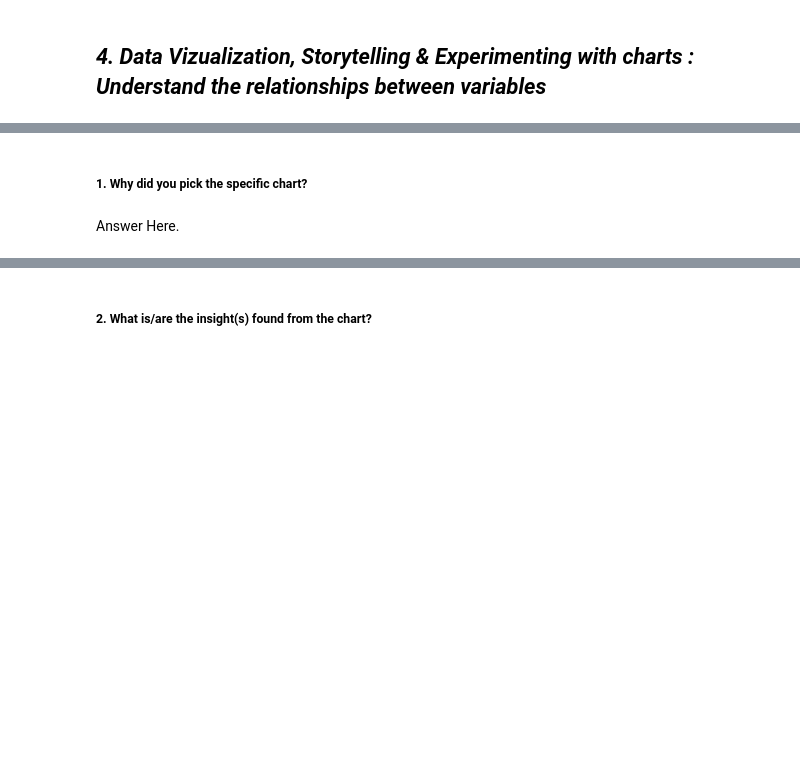
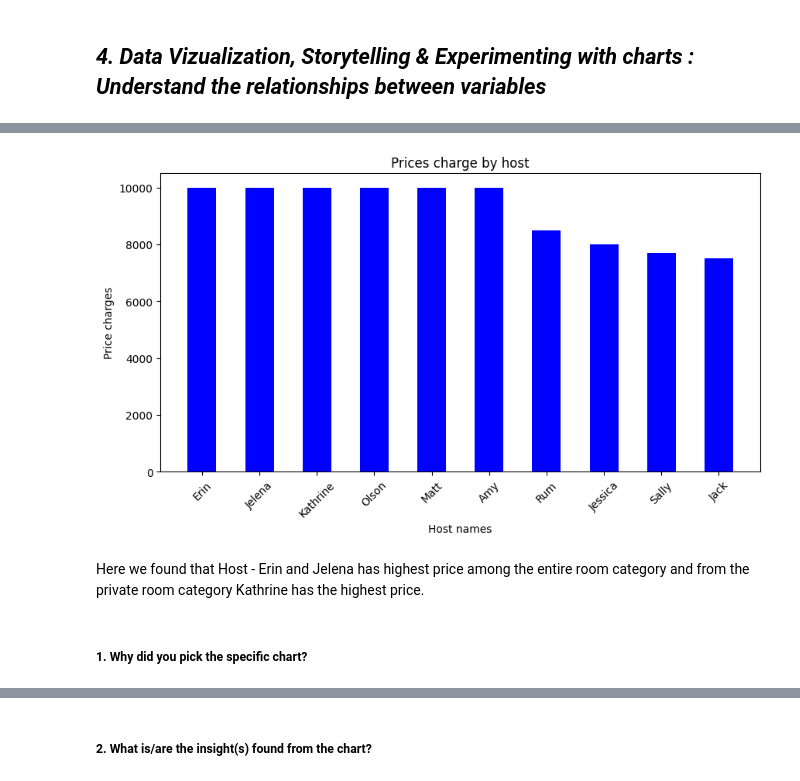
Before and after one commit to OmprakashDebata/Eda-Project-Airbnb, a Jupyter notebook: EDA_Airbnb_Submission.ipynb, the cells around one changed output, grey strips where cells are left out. Drawn from its saved outputs; the diff is of its cells as text; code cells hidden in the pictures; blank space fills up the shorter version.

```diff
--- a/EDA_Airbnb_Submission.ipynb
+++ b/EDA_Airbnb_Submission.ipynb
@@ -306,2 +303,8 @@ Answer Here.
+# %%
+# Write your code to make your dataset analysis ready.
+# host_name null data is fill with 0
+airbnb["host_name"] = airbnb["host_name"].fillna(0)
+# name null data is fill with 0
+airbnb["name"] = airbnb["name"].fillna(0)
 # %% [markdown]
 ## ***4. Data Vizualization, Storytelling & Experimenting with charts : Understand the relationships between variables***
@@ -311,0 +313,4 @@ Answer Here.
+# %%
+higher_price = airbnb.groupby(['host_id', 'host_name', 'neighbourhood_group', 'room_type'])['price'].max().reset_index()
+higher_price = higher_price.sort_values('price', ascending=False).head(10)
+higher_price
@@ -312,4 +329,18 @@ Answer Here.
+# %%
+# Chart - 1 visualization code
+names = higher_price['host_name']
+prices = higher_price['price']
+
+fig = plt.figure(figsize=(10,5))
+plt.bar(names, prices, color='blue', width=0.5)
+plt.title('Prices charge by host')
+plt.xlabel('Host names')
+plt.ylabel('Price charges')
+plt.xticks(rotation=45)
+plt.show()
+# %% [output]
+[figure, added]
+# %% [markdown]
+Here we found that Host - Erin and Jelena has highest price among the entire room category and from the private room category Kathrine has the highest price.
 # %% [markdown]
 ##### 1. Why did you pick the specific chart?
-# %% [markdown]
-Answer Here.
```
Also changed, not shown: parts of 73 cells of this notebook.
